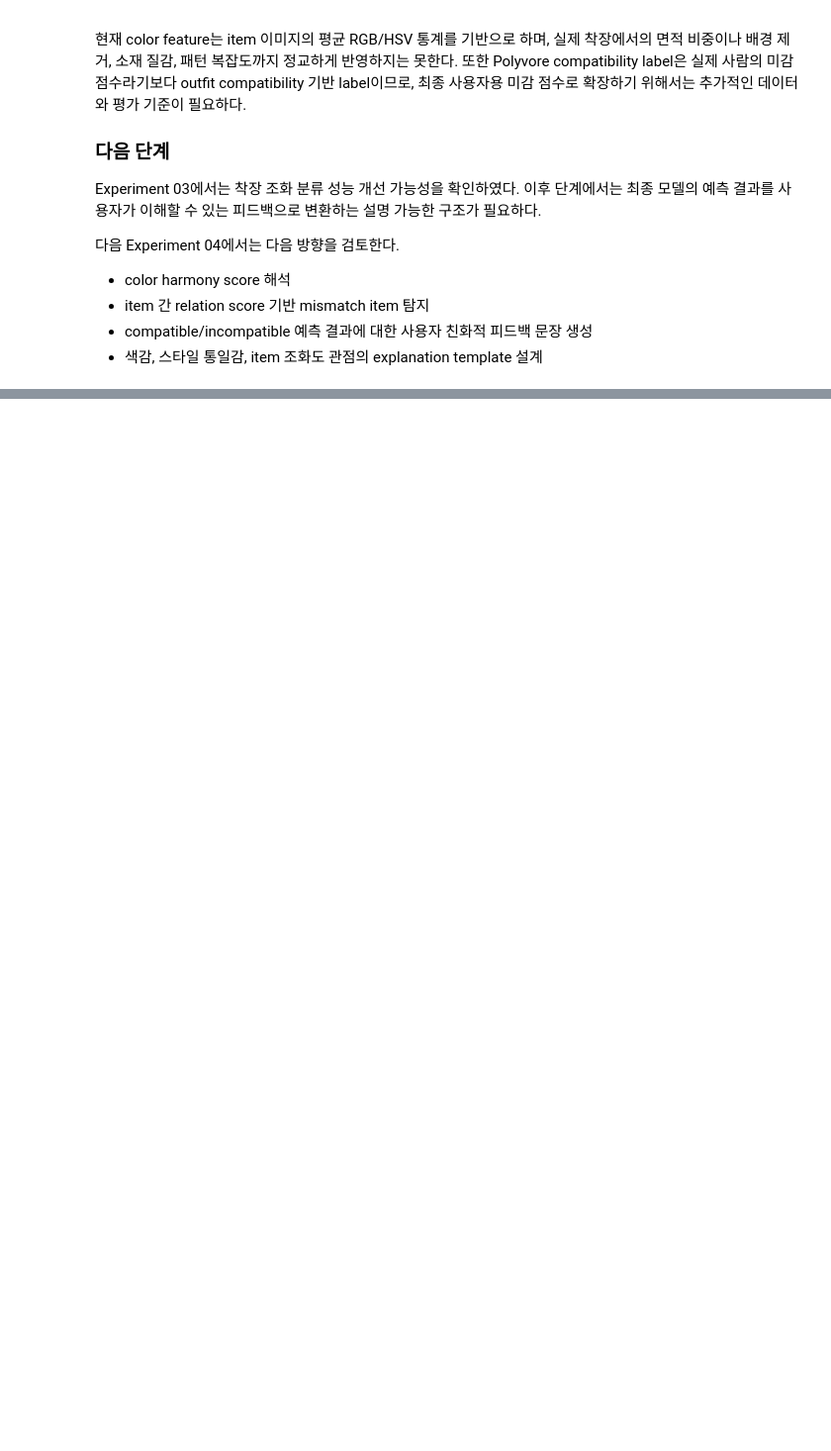
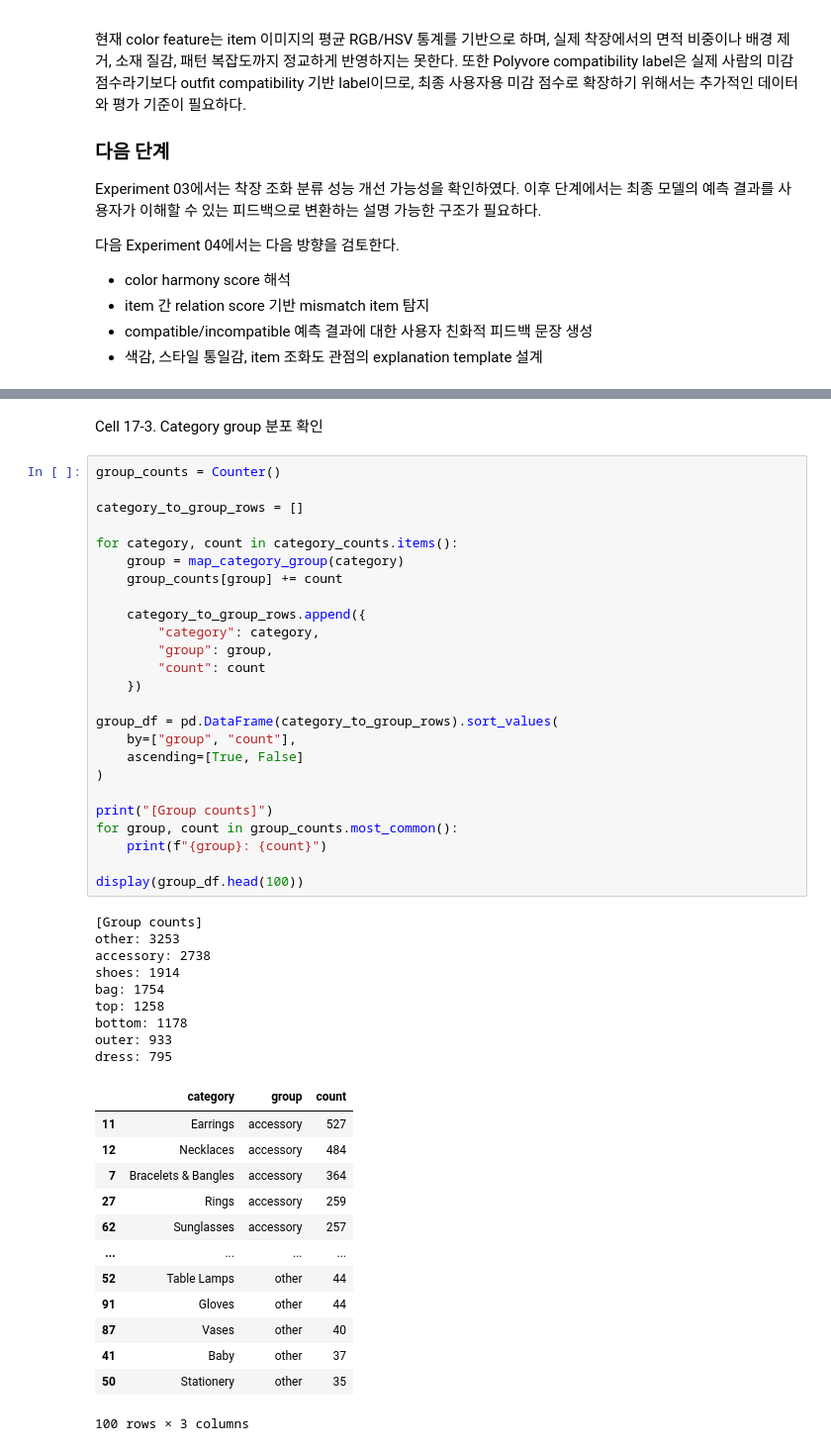
Before and after one commit to dPdms21/aesthetic-ai, a Jupyter notebook: notebooks/experiment_03_clip_item_fusion.ipynb, the cells around one changed output, grey strips where cells are left out. Shown at 99% size. Drawn from its saved outputs; the diff is of its cells as text; blank space fills up the shorter version.

```diff
--- a/notebooks/experiment_03_clip_item_fusion.ipynb
+++ b/notebooks/experiment_03_clip_item_fusion.ipynb
@@ -4539,0 +4830,50 @@ Experiment 03에서는 착장 조화 분류 성능 개선 가능성을 확인하
+# %% [markdown]
+Cell 17-3. Category group 분포 확인
+# %%
+group_counts = Counter()
+
+category_to_group_rows = []
+
+for category, count in category_counts.items():
+    group = map_category_group(category)
+    group_counts[group] += count
+
+    category_to_group_rows.append({
+        "category": category,
+        "group": group,
+        "count": count
+    })
+
+group_df = pd.DataFrame(category_to_group_rows).sort_values(
+    by=["group", "count"],
+    ascending=[True, False]
+)
+
+print("[Group counts]")
+for group, count in group_counts.most_common():
+    print(f"{group}: {count}")
+
+display(group_df.head(100))
+# %% [output]
+[Group counts]
+other: 3253
+accessory: 2738
+shoes: 1914
+bag: 1754
+top: 1258
+bottom: 1178
+outer: 933
+dress: 795
+|  | category | group | count |
+| 11 | Earrings | accessory | 527 |
+| 12 | Necklaces | accessory | 484 |
+| 7 | Bracelets & Bangles | accessory | 364 |
+| 27 | Rings | accessory | 259 |
+| 62 | Sunglasses | accessory | 257 |
+| ... | ... | ... | ... |
+| 52 | Table Lamps | other | 44 |
+| 91 | Gloves | other | 44 |
+| 87 | Vases | other | 40 |
+| 41 | Baby | other | 37 |
+| 50 | Stationery | other | 35 |
+100 rows × 3 columns
```
Also changed, not shown: parts of 65 cells of this notebook, 6 other files.
